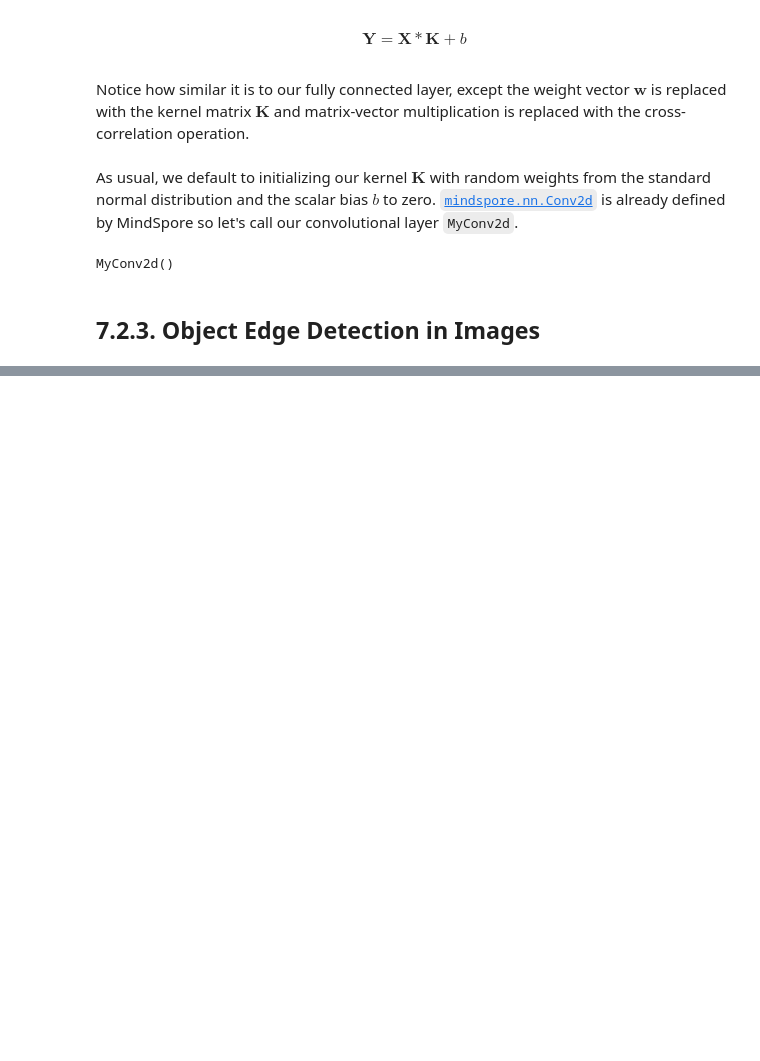
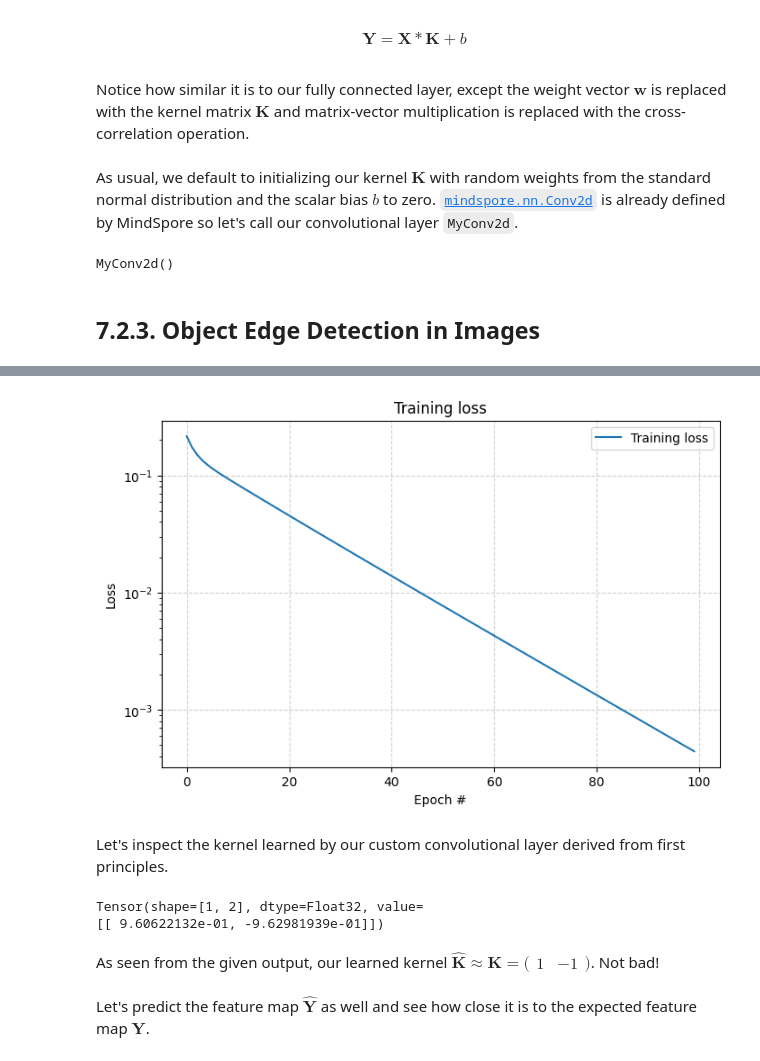
Before and after one commit to DonaldKellett/my-ascend-notebooks, a Jupyter notebook: orangepiaipro-20t/10-d2l-mindspore-ch7-convolutional-neural-networks/00-convolutions-for-images.ipynb, the cells around one changed output, grey strips where cells are left out. Drawn from its saved outputs; the diff is of its cells as text; code cells hidden in the pictures; blank space fills up the shorter version.

```diff
--- a/orangepiaipro-20t/10-d2l-mindspore-ch7-convolutional-neural-networks/00-convolutions-for-images.ipynb
+++ b/orangepiaipro-20t/10-d2l-mindspore-ch7-convolutional-neural-networks/00-convolutions-for-images.ipynb
@@ -127,0 +203,3 @@ TODO
+# %%
+grad_fn = mindspore.value_and_grad(fn=forward, grad_position=None, weights=optimizer.parameters, has_aux=True)
+grad_fn
@@ -127,0 +208,15 @@ TODO
+# %%
+epochs = 100
+# %%
+training_losses = []
+my_conv2d_layer.set_train()
+for epoch in range(epochs):
+    print(f'Epoch {epoch} start')
+    (loss, _), grads = grad_fn(X, Y)
+    optimizer(grads)
+    print(f'Training loss: {loss.asnumpy():.4f}')
+    training_losses.append(loss)
+    print(f'Epoch {epoch} end')
+
+training_losses = ops.stack(training_losses)
+training_losses.shape
@@ -127,0 +245,6 @@ TODO
+# %%
+import numpy as np
+
+epochs_x = np.arange(epochs)
+training_losses_y = training_losses.asnumpy()
+epochs_x.shape, training_losses_y.shape
@@ -127,0 +272,28 @@ TODO
+# %%
+import matplotlib.pyplot as plt
+
+plt.figure(figsize=(8, 5))
+
+plt.plot(epochs_x, training_losses_y, label='Training loss', linestyle='-')
+
+plt.title('Training loss')
+plt.xlabel('Epoch #')
+plt.ylabel('Loss')
+plt.yscale('log')
+plt.grid(True, linestyle='--', alpha=0.6)
+plt.legend()
+
+plt.show()
+# %% [output]
+[figure, added]
+# %% [markdown]
+Let's inspect the kernel learned by our custom convolutional layer derived from first principles.
+# %%
+my_conv2d_layer.weight.data
+# %% [output]
+Tensor(shape=[1, 2], dtype=Float32, value=
+[[ 9.60622132e-01, -9.62981939e-01]])
+# %% [markdown]
+As seen from the given output, our learned kernel $\mathbf{\hat{K}} \approx \mathbf{K} = \bigl( \begin{smallmatrix} 1 & -1 \end{smallmatrix} \bigr)$. Not bad!
+# %% [markdown]
+Let's predict the feature map $\mathbf{\hat{Y}}$ as well and see how close it is to the expected feature map $\mathbf{Y}$.
```
Also changed, not shown: parts of 24 cells of this notebook.
